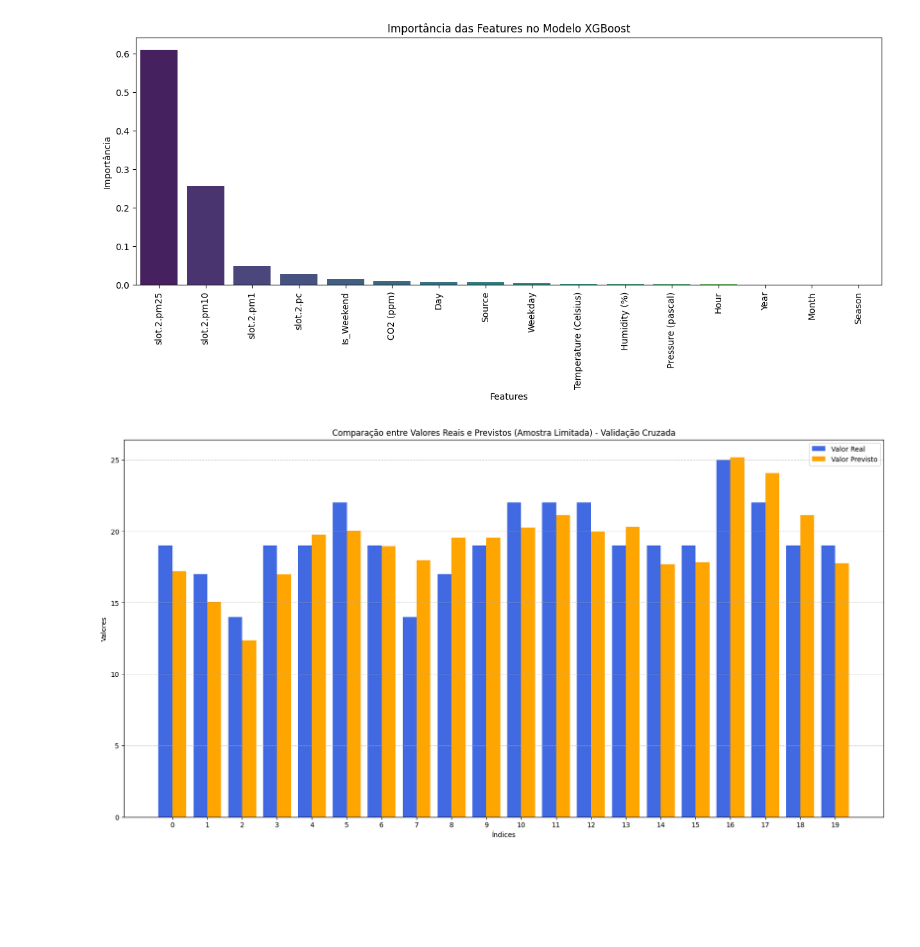
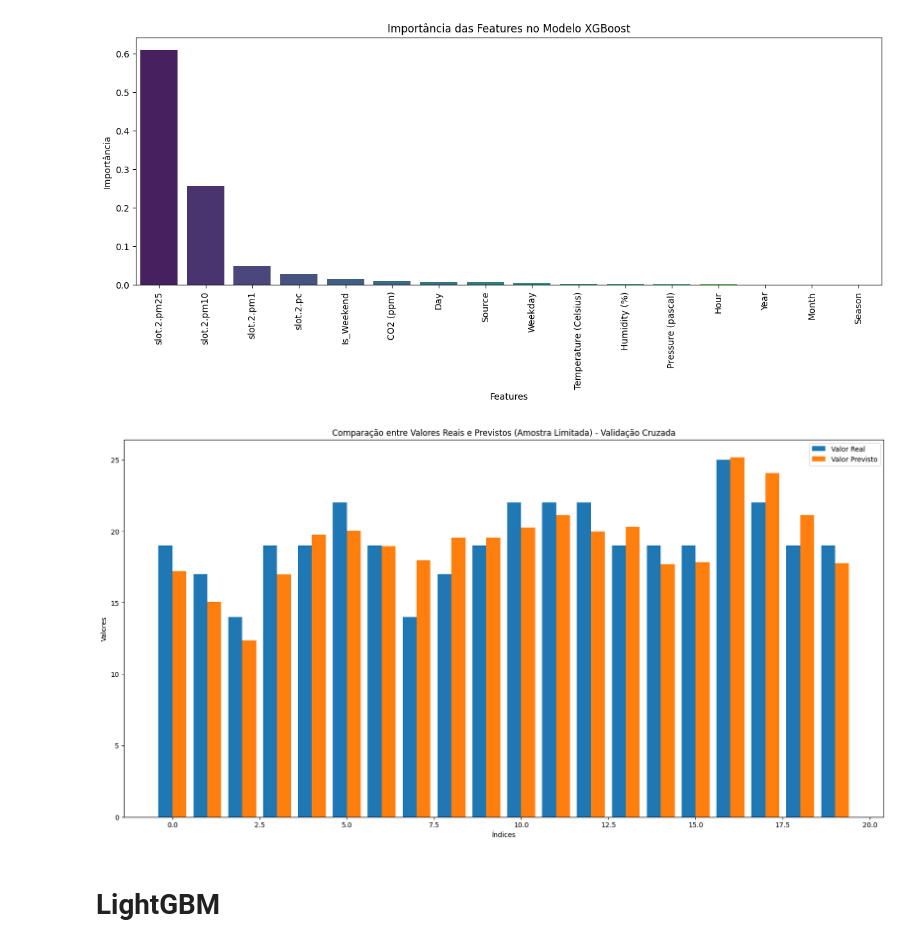
Before and after one commit to victor7miguel7/pesquisa-ic-ar, a Jupyter notebook: air_quality.ipynb, the cells around one changed output. Saved outputs shown, nothing was run; the diff lists cells and outputs as text; code cells hidden in the pictures; blank space fills up the shorter version.

Commit message:
novos modelos com base em pesquisas

```diff
--- a/air_quality.ipynb
+++ b/air_quality.ipynb
@@ -560,25 +483,16 @@ Média do R²: 0.6133
 Média do MSE: 65.9424
 Média do MAE: 5.3878
 # %%
-# Features e Target
-X = df_filtrado.drop('AQI US', axis=1)
-y = df_filtrado['AQI US']
-
-# Modelo
-model = KNeighborsRegressor(n_neighbors=7)
-
-# Realiza validação cruzada (obtemos as previsões para cada amostra)
-y_predict = cross_val_predict(model, X, y, cv=10)  # cv=10 para 10 folds
+import matplotlib.pyplot as plt
+import numpy as np
 
 # Limita a amostra (por exemplo, os primeiros 20 valores)
-n_amostra = 20  # Define o número de amostras a serem exibidas
+n_amostra = 20
 y_test_amostra = y[:n_amostra]
-y_predict_amostra = y_predict[:n_amostra]
+y_predict_amostra = y_predict[:n_amostra]  # Usa as previsões já obtidas
 
-# Cria um índice para as posições das barras
+# Criando um índice para as barras
 indices = np.arange(len(y_test_amostra))
-
-# Largura de cada barra
 largura_barra = 0.4
 
 plt.figure(figsize=(20, 10))
@@ -739,54 +654,35 @@ Passing `palette` without assigning `hue` is deprecated and will be removed in v
   sns.barplot(x='Feature', y='Importância', data=importancia_features, palette="viridis")
 [figure]
 # %%
+import matplotlib.pyplot as plt
 import numpy as np
-import pandas as pd
-import xgboost as xgb
-import matplotlib.pyplot as plt
-from sklearn.model_selection import cross_val_predict
 
-# Features e Target
-X = df_filtrado.drop('AQI US', axis=1)
-y = df_filtrado['AQI US']
+# Limita a amostra (por exemplo, os primeiros 20 valores)
+n_amostra = 20
+y_test_amostra = y[:n_amostra]
+y_predict_amostra = y_predict[:n_amostra]  # Usa as previsões já obtidas
 
-# Modelo XGBoost com os melhores hiperparâmetros
-model = xgb.XGBRegressor(
-    n_estimators=300,
-    learning_rate=0.05,
-    max_depth=5,
-    subsample=1.0,
-    colsample_bytree=0.8,
-    objective='reg:squarederror',
-    random_state=42
-)
-
-# Validação Cruzada (gera previsões para cada amostra)
-y_predict = cross_val_predict(model, X, y, cv=10)
-
-# Define a quantidade de amostras a serem exibidas no gráfico
-n_amostra = 20
-y_test_amostra = y.iloc[:n_amostra]  # Valores reais
-y_predict_amostra = y_predict[:n_amostra]  # Valores previstos
-
-# Criação do índice das barras
+# Criando um índice para as barras
 indices = np.arange(len(y_test_amostra))
-largura_barra = 0.4  # Largura das barras
+largura_barra = 0.4
 
 plt.figure(figsize=(20, 10))
 
-# Gráfico de barras comparando valores reais e previstos
-plt.bar(indices - largura_barra/2, y_test_amostra, width=largura_barra, label='Valor Real', color='royalblue')
-plt.bar(indices + largura_barra/2, y_predict_amostra, width=largura_barra, label='Valor Previsto', color='orange')
+# Barras para os valores reais
+plt.bar(indices - largura_barra/2, y_test_amostra, width=largura_barra, label='Valor Real')
 
-# Personalizações
+# Barras para os valores previstos
+plt.bar(indices + largura_barra/2, y_predict_amostra, width=largura_barra, label='Valor Previsto')
+
+# Legenda e títulos
 plt.legend()
 plt.xlabel('Índices')
 plt.ylabel('Valores')
 plt.title('Comparação entre Valores Reais e Previstos (Amostra Limitada) - Validação Cruzada')
-plt.xticks(indices)  # Define os índices no eixo X
-plt.grid(axis='y', linestyle='--', alpha=0.7)
 
 # Exibe o gráfico
 plt.show()
 # %% [output]
-[figure, old version]
+[figure, new version]
+# %% [markdown]
+# LightGBM
```
Also changed, not shown: parts of 17 cells of this notebook.
